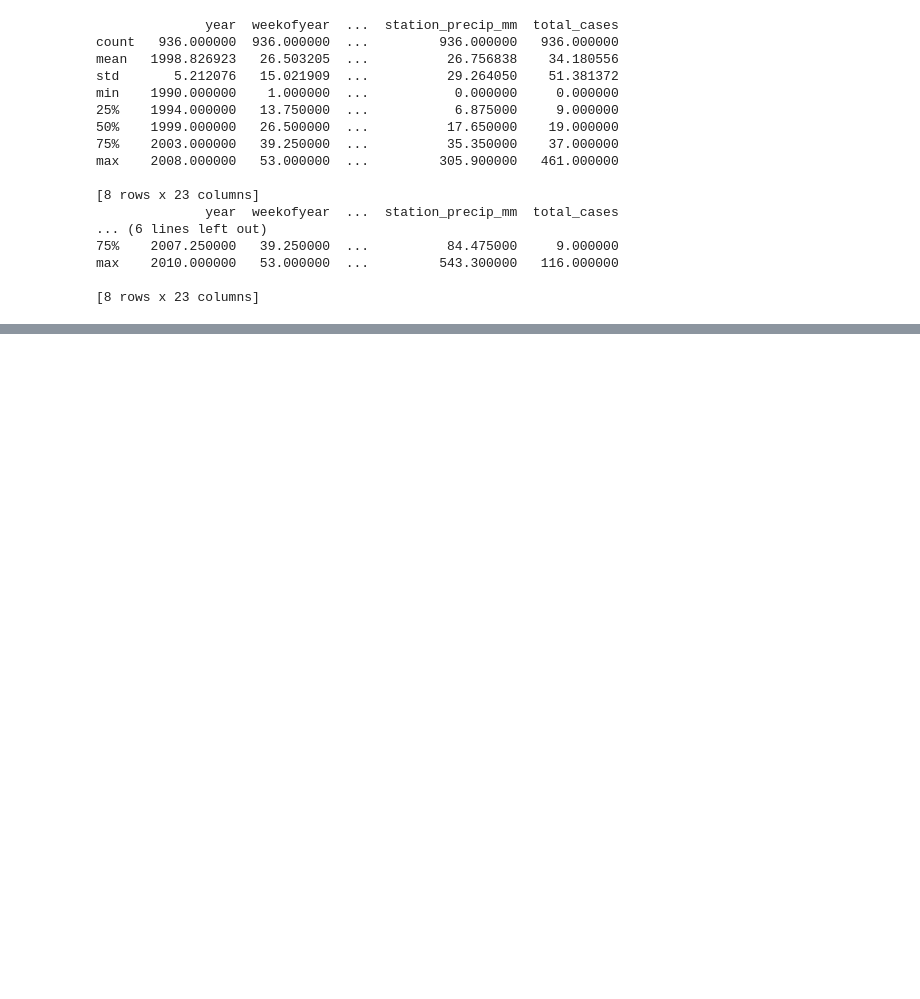
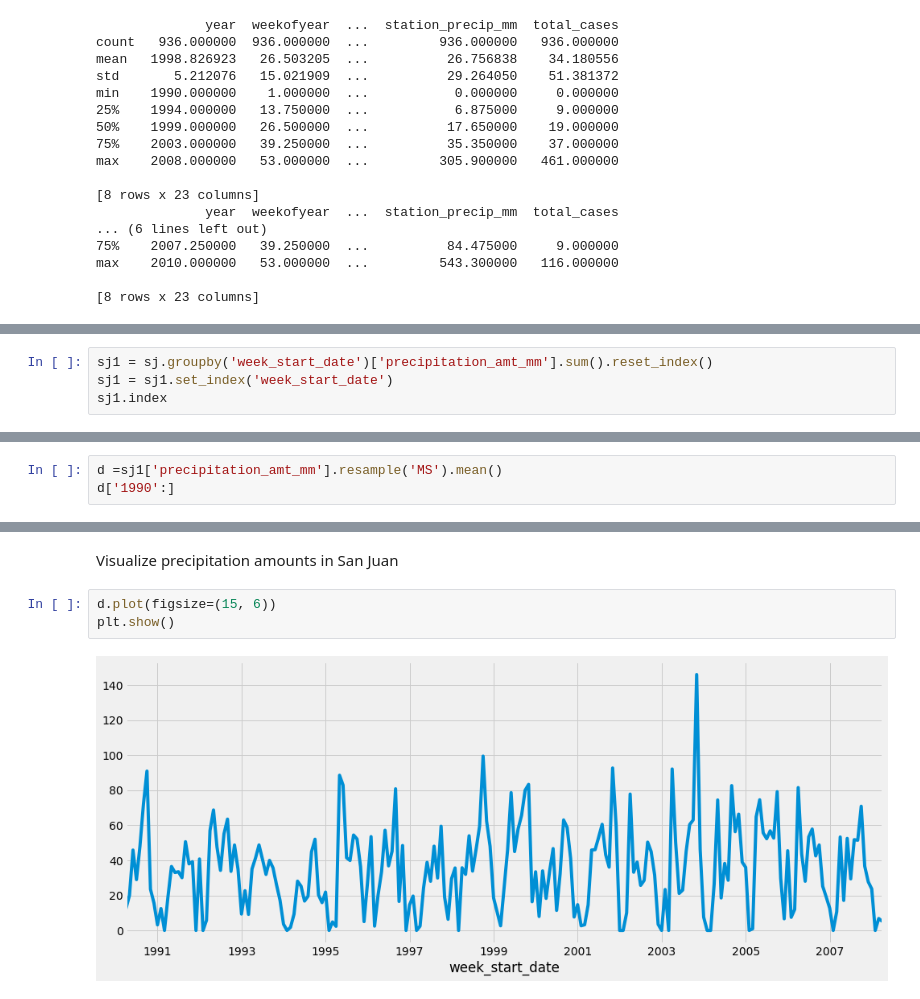
Before and after one commit to Mjcherono/Predicting-Disease-Spread, a Jupyter notebook: dengue.ipynb, the cells around one changed output, grey strips where cells are left out. Drawn from its saved outputs; the diff is of its cells as text; blank space fills up the shorter version.

```diff
--- a/dengue.ipynb
+++ b/dengue.ipynb
@@ -455,0 +488,4 @@ sns.heatmap(data_corr2)
+# %%
+sj1 = sj.groupby('week_start_date')['precipitation_amt_mm'].sum().reset_index()
+sj1 = sj1.set_index('week_start_date')
+sj1.index
@@ -455,0 +501,3 @@ sns.heatmap(data_corr2)
+# %%
+d =sj1['precipitation_amt_mm'].resample('MS').mean()
+d['1990':]
@@ -455,0 +518,7 @@ sns.heatmap(data_corr2)
+# %% [markdown]
+Visualize precipitation amounts in San Juan
+# %%
+d.plot(figsize=(15, 6))
+plt.show()
+# %% [output]
+[figure, added]
```
Also changed, not shown: parts of 23 cells of this notebook.
